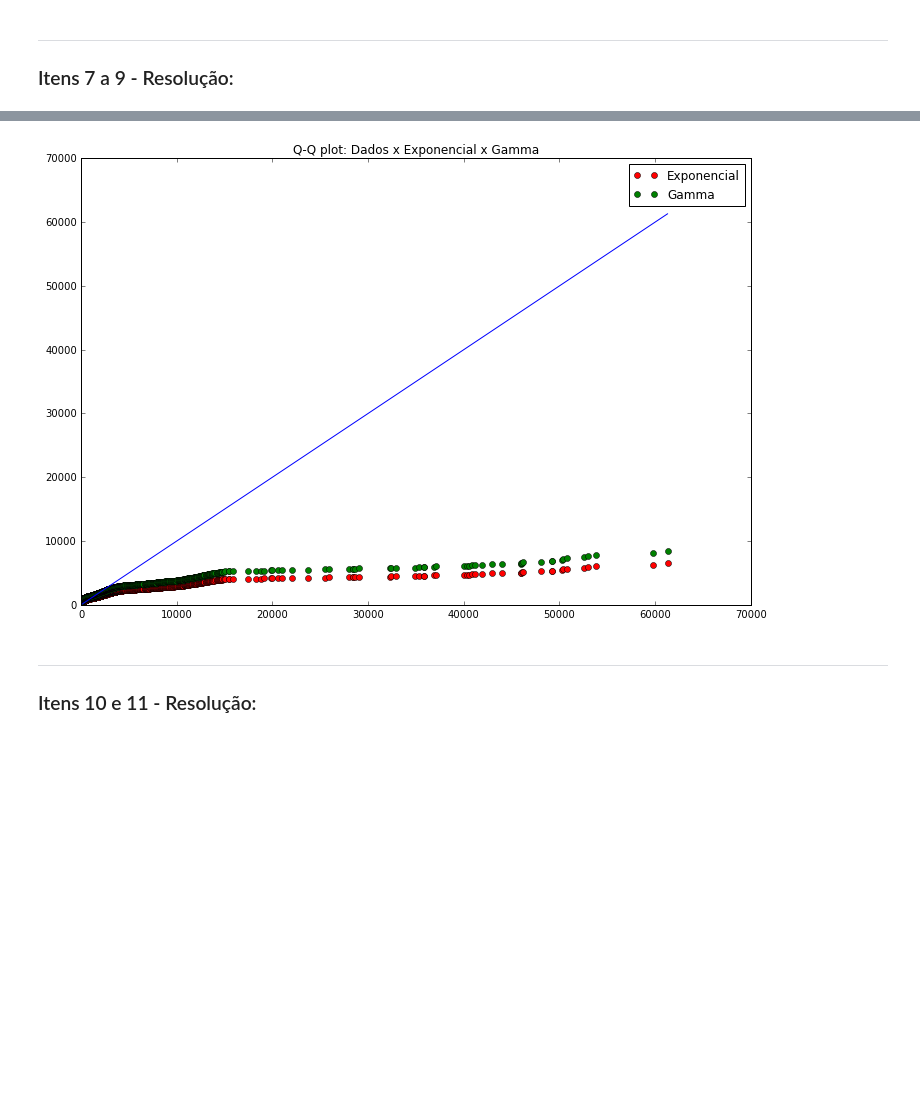
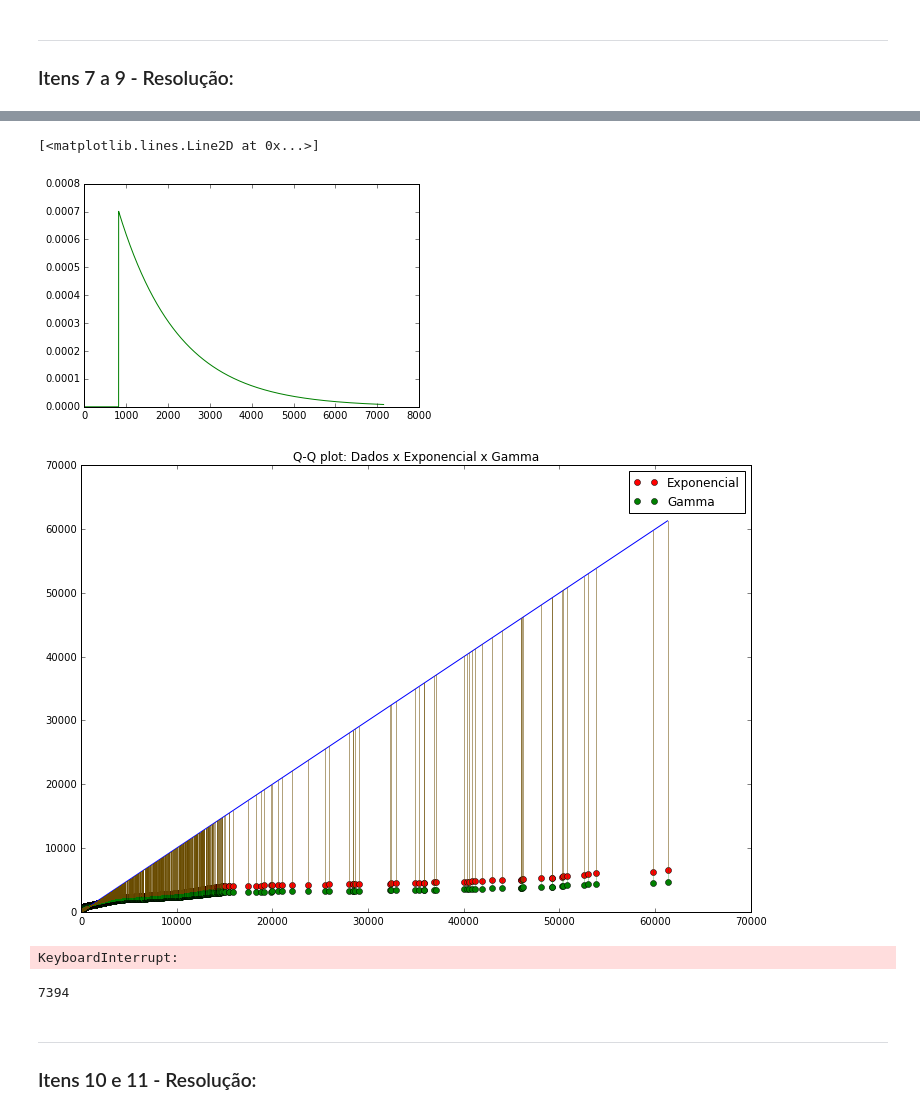
Before and after one commit to mafe2233/CD, a Jupyter notebook: Mini_Projeto1/MiniProjeto1+Layout.ipynb, the cells around one changed output, grey strips where cells are left out. Saved outputs shown, nothing was run; the diff lists cells and outputs as text; code cells hidden in the pictures; blank space fills up the shorter version.

```diff
--- a/Mini_Projeto1/MiniProjeto1+Layout.ipynb
+++ b/Mini_Projeto1/MiniProjeto1+Layout.ipynb
@@ -151,3 +150,9 @@ array([  6.13078816e-06,   5.91751980e-04,   3.20927674e-04, ...,
+# %%
+e = stats.expon.pdf(x,loc=media,scale=desvpad)
+plt.plot(x,stats.expon.pdf(x,loc=media,scale=desvpad),"-",color = "green", label = "gamma")
+# %% [output]
+[<matplotlib.lines.Line2D at 0x...>]
+[figure, added]
 # %%
 fra = [] # frequencia relativa acumulada
 for i in range(len(Casoqq)):
@@ -161,7 +166,7 @@ fra = pd.Series(data=fra)
 
 # Gera os valores dos quantis teóricos para as distribuições analisadas
 q_exp = stats.expon.ppf(fra, scale=media) # quantis teóricos da exponencial
-q_gamma = stats.gamma.ppf(fra, scale=theta_gamma, loc=0, a=k_gamma)
+q_gamma = stats.gamma.ppf(fra, scale=theta_gamma4, loc=0, a=k_gamma4)
 
 
 fig = plt.figure(figsize=(12,8))
@@ -175,11 +180,32 @@ plt.legend(handles=[exp_plot, gamma_plot])
 plt.plot((min(Casoqq), max(Casoqq)), (min(Casoqq), max(Casoqq)), '-')
 
 
-for i in range(len(Caso)):
+for i in range(len(Casoqq)):
     plt.plot((Casoqq[i], Casoqq[i]), (q_exp[i], Casoqq[i]), '-', color='red', alpha=0.3  )
     plt.plot((Casoqq[i], Casoqq[i]), (q_gamma[i], Casoqq[i]), '-', color='green', alpha=0.3  )
 # %% [output]
-[figure, old version]
+[figure, new version]
+# %%
+l_gamma = []
+l_exp = []
+
+for i in x:
+    v1 = stats.gamma.cdf(s,a, loc=media, scale=desvpad)
+    v2 = stats.expon.cdf(s, loc=media, scale=desvpad)
+
+    l_gamma.append(v1)
+    l_exp.append(v2)
+
+
+#plt.plot(s,fra,'-',color = "green")
+plt.plot(x,l_gamma,'-',color = "blue")
+plt.plot(x,l_exp,'-', color = "red")
+# %% [output]
+KeyboardInterrupt:
+# %%
+len(fra)
+# %% [output]
+7394
 # %% [markdown]
 ___
 ### Itens 10 e 11 - Resolução:
```
Also changed, not shown: parts of 11 cells of this notebook.
